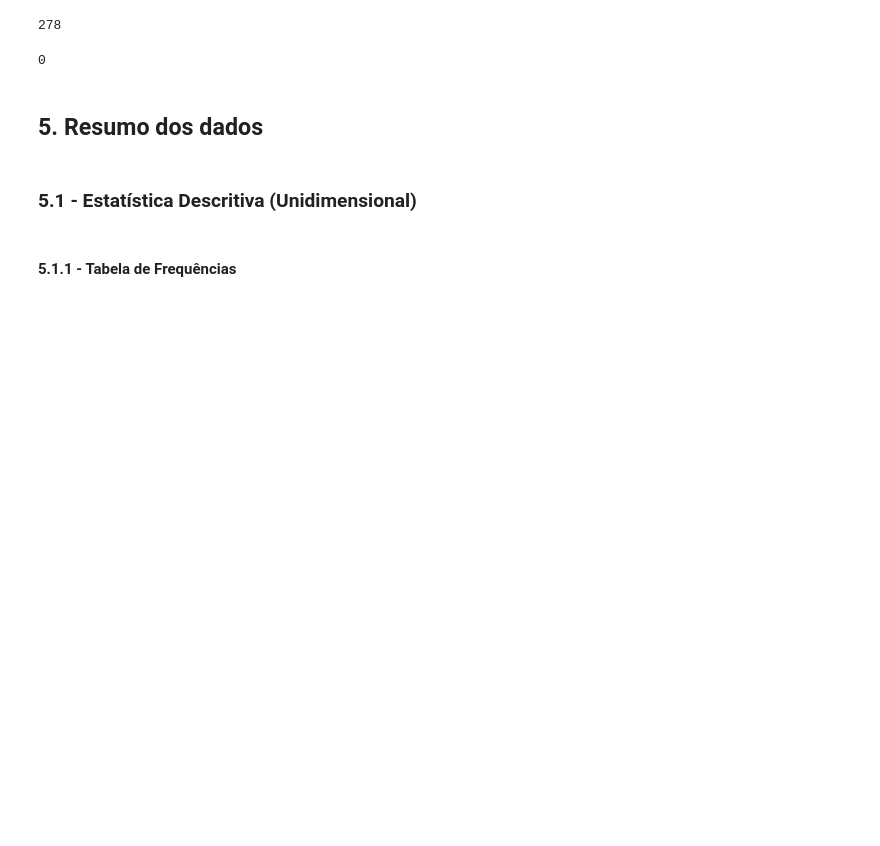
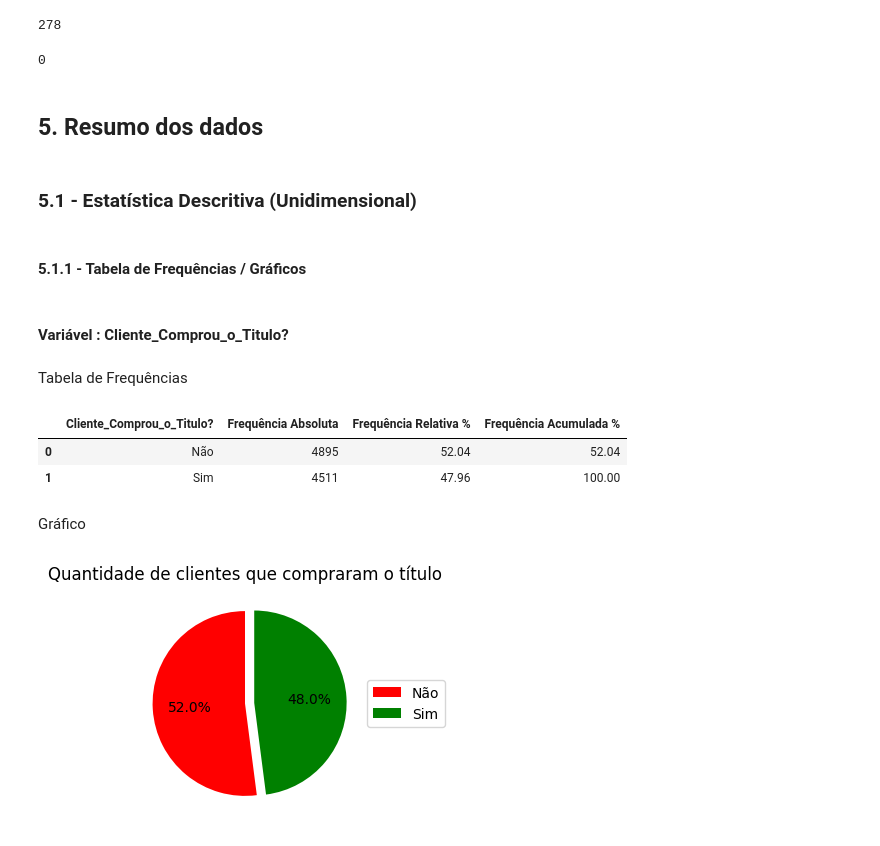
Before and after one commit to ricardo-paganini/Analytics-MarketingBanco, a Jupyter notebook: Analytics-MarketingBanco.ipynb, the cells around one changed output. Cells and saved outputs as stored; diff of their text form; code cells hidden in the pictures; blank space fills up the shorter version.

Commit message:
Estatística Descritiva- Tabelas de Frequência e Gráficos - Análise Univariada

```diff
--- a/Analytics-MarketingBanco.ipynb
+++ b/Analytics-MarketingBanco.ipynb
@@ -87,7 +89,7 @@ df_raw.duplicated().sum()
 # %% [output]
 278
 # %%
-df_raw.drop_duplicates(inplace=True)
+df_raw.drop_duplicates(inplace=True, keep='first')
 df_raw.duplicated().sum()
 # %% [output]
 0
@@ -95,5 +97,7 @@ df_raw.duplicated().sum()
 ## 5. Resumo dos dados
 # %% [markdown]
 ### 5.1 - Estatística Descritiva (Unidimensional)
+# %%
+df1 = df_raw.copy()
 # %% [markdown]
-#### 5.1.1 - Tabela de Frequências
+#### 5.1.1 - Tabela de Frequências / Gráficos
@@ -103,0 +104,17 @@ df_raw.duplicated().sum()
+# %% [markdown]
+#### Variável : **Cliente_Comprou_o_Titulo?**
+# %% [markdown]
+Tabela de Frequências
+# %%
+data = h.frequencias_cat(df1,'Cliente_Comprou_o_Titulo?')
+display(data)
+# %% [output]
+|  | Cliente_Comprou_o_Titulo? | Frequência Absoluta | Frequência Relativa % | Frequência Acumulada % |
+| 0 | Não | 4895 | 52.04 | 52.04 |
+| 1 | Sim | 4511 | 47.96 | 100.00 |
+# %% [markdown]
+Gráfico
+# %%
+h.pie_plot(data,'Cliente_Comprou_o_Titulo?','Quantidade de clientes que compraram o título')
+# %% [output]
+[figure, added]
```
Also changed, not shown: parts of 35 cells of this notebook, 2 other files.
